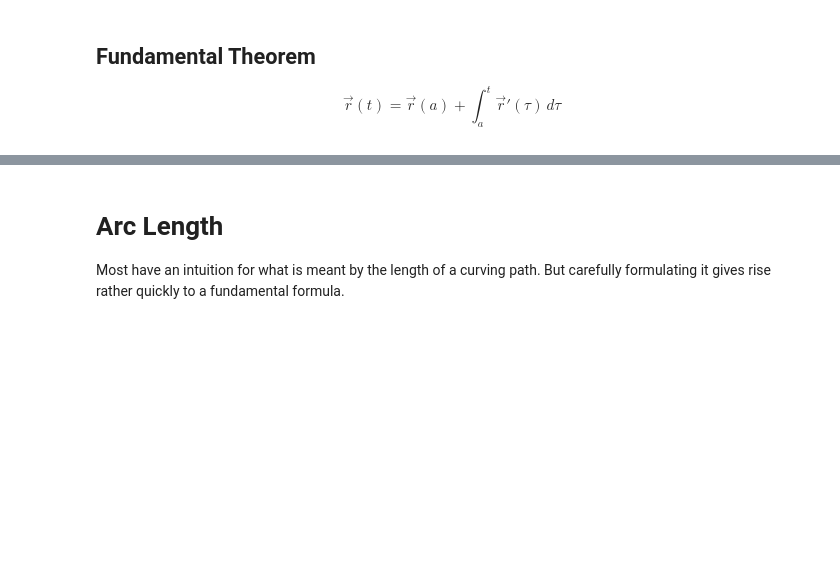
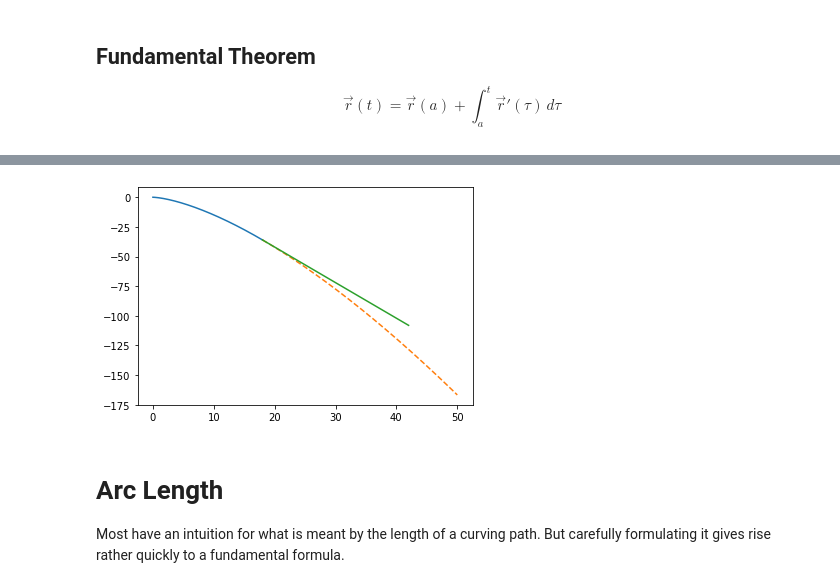
Before and after one commit to drewyoungren/mvc-f19, a Jupyter notebook: slides/mvc-L06.ipynb, the cells around one changed output, grey strips where cells are left out. Drawn from its saved outputs; the diff is of its cells as text; code cells hidden in the pictures; blank space fills up the shorter version.

```diff
--- a/slides/mvc-L06.ipynb
+++ b/slides/mvc-L06.ipynb
@@ -147,3 +173,11 @@ $$\vec r(t) = \vec r(a) + \int_a^t \vec r'(\tau)\,d\tau$$
+# %%
+t = np.linspace(0,6,201)
+plt.plot(1/2*t**2,-t**3/6)
+t = np.linspace(6,10,201)
+plt.plot(1/2*t**2,-t**3/6,'--')
+plt.plot(18 + 6*(t-6),-36 - 18*(t-6),'-');
+# %% [output]
+[figure, added]
 # %% [markdown]
 # Arc Length
 
```
Also changed, not shown: parts of 20 cells of this notebook.
